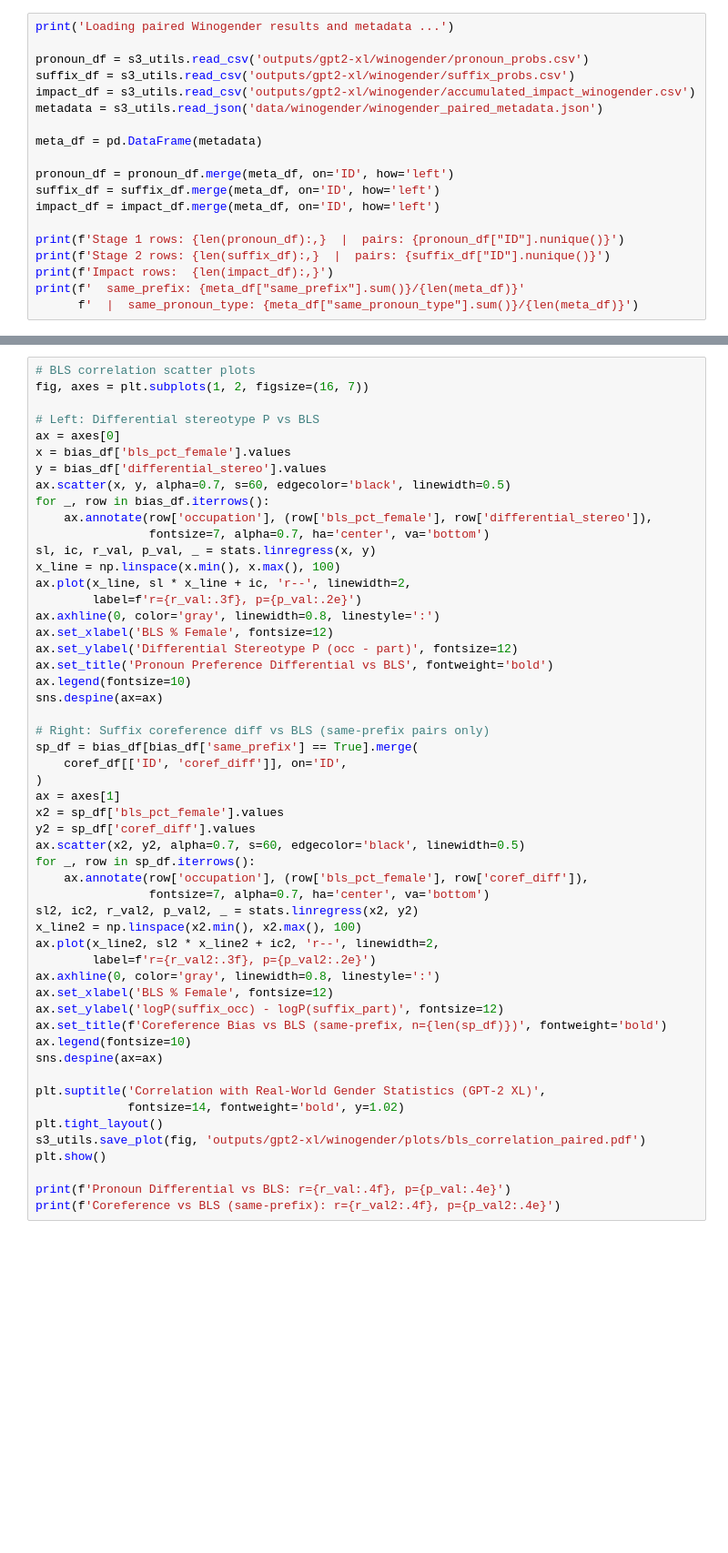
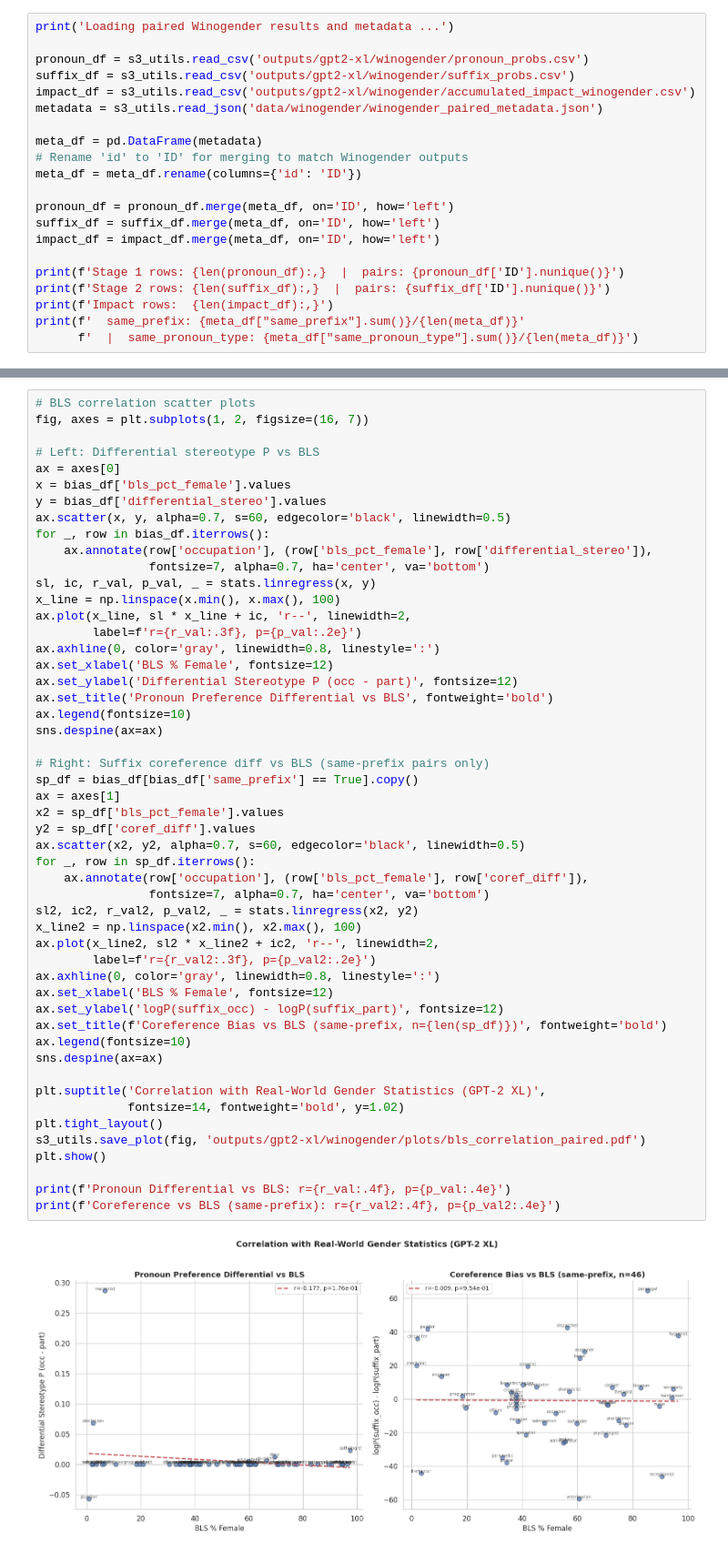
Before and after one commit to MartaSamoilenko/bias-mitigation-interpretability, a Jupyter notebook: experiments/winogender/winogender_analysis.ipynb, the cells around one changed output, grey strips where cells are left out. Shown at 91% size. Saved outputs shown, nothing was run; the diff lists cells and outputs as text; blank space fills up the shorter version.

Commit message:
winogender update

```diff
--- a/experiments/winogender/winogender_analysis.ipynb
+++ b/experiments/winogender/winogender_analysis.ipynb
@@ -23,13 +21,15 @@ impact_df = s3_utils.read_csv('outputs/gpt2-xl/winogender/accumulated_impact_win
 metadata = s3_utils.read_json('data/winogender/winogender_paired_metadata.json')
 
 meta_df = pd.DataFrame(metadata)
+# Rename 'id' to 'ID' for merging to match Winogender outputs
+meta_df = meta_df.rename(columns={'id': 'ID'})
 
 pronoun_df = pronoun_df.merge(meta_df, on='ID', how='left')
 suffix_df = suffix_df.merge(meta_df, on='ID', how='left')
 impact_df = impact_df.merge(meta_df, on='ID', how='left')
 
-print(f'Stage 1 rows: {len(pronoun_df):,}  |  pairs: {pronoun_df["ID"].nunique()}')
-print(f'Stage 2 rows: {len(suffix_df):,}  |  pairs: {suffix_df["ID"].nunique()}')
+print(f'Stage 1 rows: {len(pronoun_df):,}  |  pairs: {pronoun_df['ID'].nunique()}')
+print(f'Stage 2 rows: {len(suffix_df):,}  |  pairs: {suffix_df['ID'].nunique()}')
 print(f'Impact rows:  {len(impact_df):,}')
 print(f'  same_prefix: {meta_df["same_prefix"].sum()}/{len(meta_df)}'
       f'  |  same_pronoun_type: {meta_df["same_pronoun_type"].sum()}/{len(meta_df)}')
@@ -228,33 +321,33 @@ ax.set_title('Pronoun Preference Differential vs BLS', fontweight='bold')
 ax.legend(fontsize=10)
 sns.despine(ax=ax)
 
 # Right: Suffix coreference diff vs BLS (same-prefix pairs only)
-sp_df = bias_df[bias_df['same_prefix'] == True].merge(
-    coref_df[['ID', 'coref_diff']], on='ID',
-)
+sp_df = bias_df[bias_df['same_prefix'] == True].copy()
 ax = axes[1]
 x2 = sp_df['bls_pct_female'].values
 y2 = sp_df['coref_diff'].values
 ax.scatter(x2, y2, alpha=0.7, s=60, edgecolor='black', linewidth=0.5)
 for _, row in sp_df.iterrows():
     ax.annotate(row['occupation'], (row['bls_pct_female'], row['coref_diff']),
                 fontsize=7, alpha=0.7, ha='center', va='bottom')
 sl2, ic2, r_val2, p_val2, _ = stats.linregress(x2, y2)
 x_line2 = np.linspace(x2.min(), x2.max(), 100)
 ax.plot(x_line2, sl2 * x_line2 + ic2, 'r--', linewidth=2,
         label=f'r={r_val2:.3f}, p={p_val2:.2e}')
 ax.axhline(0, color='gray', linewidth=0.8, linestyle=':')
 ax.set_xlabel('BLS % Female', fontsize=12)
 ax.set_ylabel('logP(suffix_occ) - logP(suffix_part)', fontsize=12)
 ax.set_title(f'Coreference Bias vs BLS (same-prefix, n={len(sp_df)})', fontweight='bold')
 ax.legend(fontsize=10)
 sns.despine(ax=ax)
 
 plt.suptitle('Correlation with Real-World Gender Statistics (GPT-2 XL)',
              fontsize=14, fontweight='bold', y=1.02)
 plt.tight_layout()
 s3_utils.save_plot(fig, 'outputs/gpt2-xl/winogender/plots/bls_correlation_paired.pdf')
 plt.show()
 
 print(f'Pronoun Differential vs BLS: r={r_val:.4f}, p={p_val:.4e}')
 print(f'Coreference vs BLS (same-prefix): r={r_val2:.4f}, p={p_val2:.4e}')
+# %% [output]
+[figure, added]
```
Also changed, not shown: parts of 8 cells of this notebook, 10 other files.
